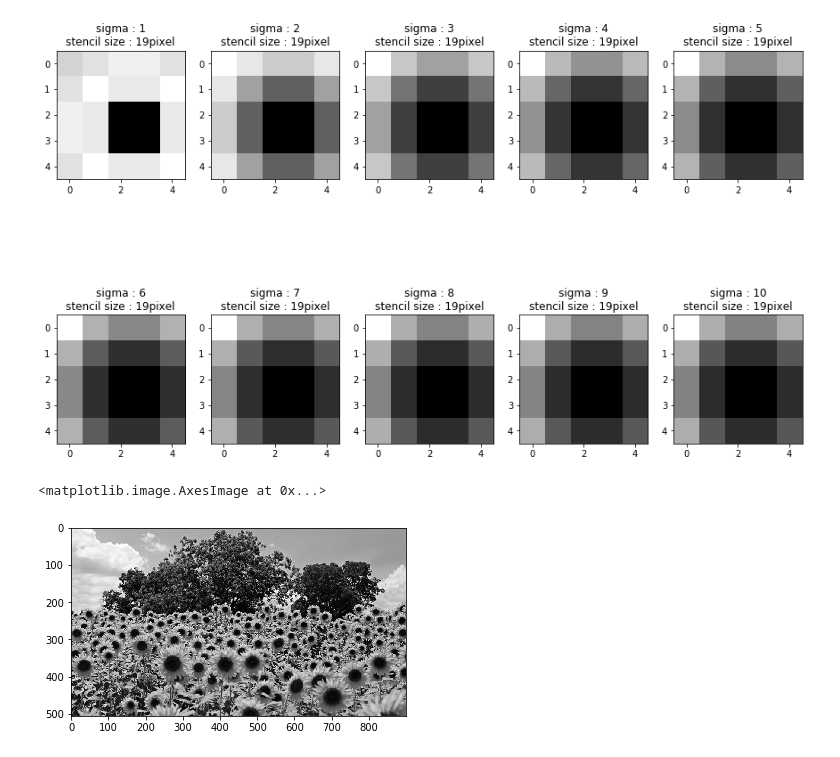
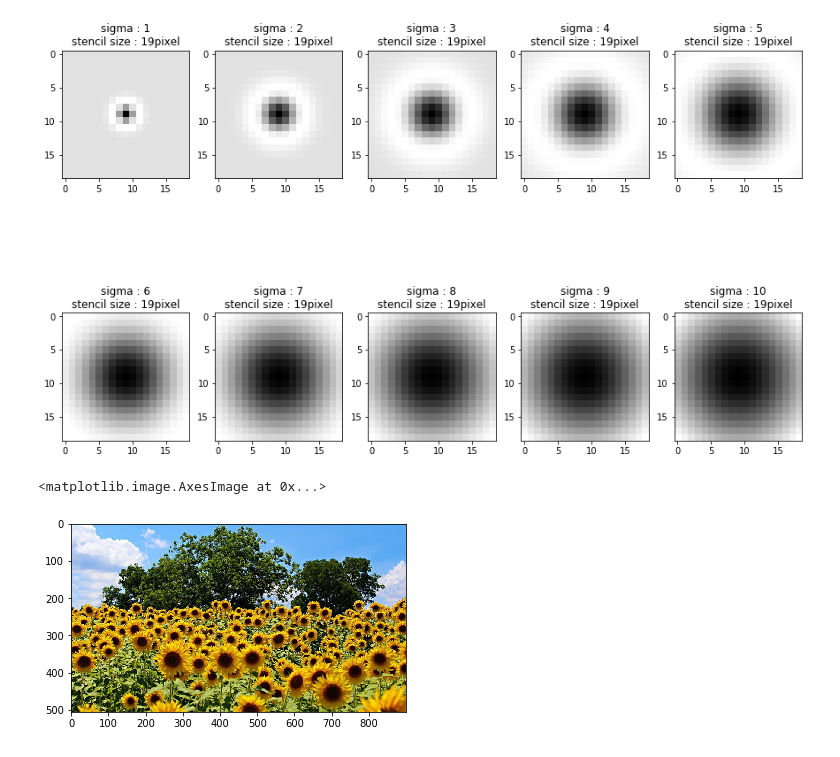
Before and after one commit to happyhyowon/assignment, a Jupyter notebook: vision/assignment2/logscale.ipynb, the cells around one changed output. Saved outputs shown, nothing was run; the diff lists cells and outputs as text; code cells hidden in the pictures.

```diff
--- a/vision/assignment2/logscale.ipynb
+++ b/vision/assignment2/logscale.ipynb
@@ -59,7 +59,7 @@ def LoG(sigma=1, stencil=19):
     Log_filter = np.zeros((stencil,stencil))
     for x in range(stencil):
         for y in range(stencil):
-            tmp = ((x - (stencil-1)/2)**2 + (y - stencil-1)/2)**2)/(2*(sigma**2))
+            tmp = ((x - (stencil-1)/2)**2 + (y - (stencil-1)/2)**2)/(2*(sigma**2))
             Log_filter[x, y] = (-1/(np.pi*(sigma**4)))*(1-tmp)*np.exp(-tmp)
     return Log_filter
 # %%
@@ -76,20 +76,19 @@ def filterImg(img, fil):
 # %%
 # Log filters
 sigmas = [sigma+1 for sigma in range(10)]
 fig = plt.figure(figsize= (15,10))
 for sigma in sigmas:
-    LoG_filter = LoG(sigma=sigma, stencil=5)
+    LoG_filter = LoG(sigma=sigma)
     ax = fig.add_subplot(2, 5, sigma)
     ax.imshow(LoG_filter, cmap='gray')
     ax.set_title("sigma : %d\nstencil size : %dpixel" %(sigma, 19))
 # %% [output]
-[figure, old version]
+[figure, new version]
 # %%
 # read image
 img = mpl.image.imread("sunflower.jpg")
-img = rgb2gray(img)
-plt.imshow(img, cmap='gray')
+plt.imshow(img)
 # %% [output]
 <matplotlib.image.AxesImage at 0x...>
-[figure, old version]
+[figure, new version]
 # %%
```
Also changed, not shown: parts of 2 cells of this notebook.
